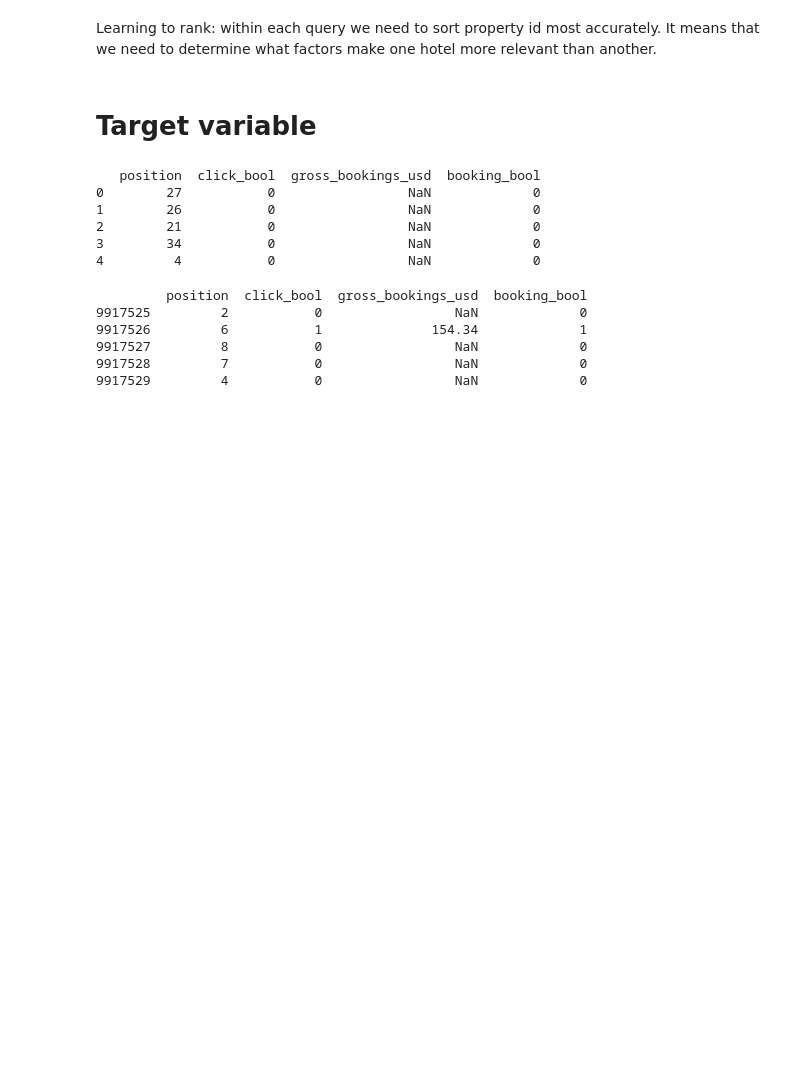
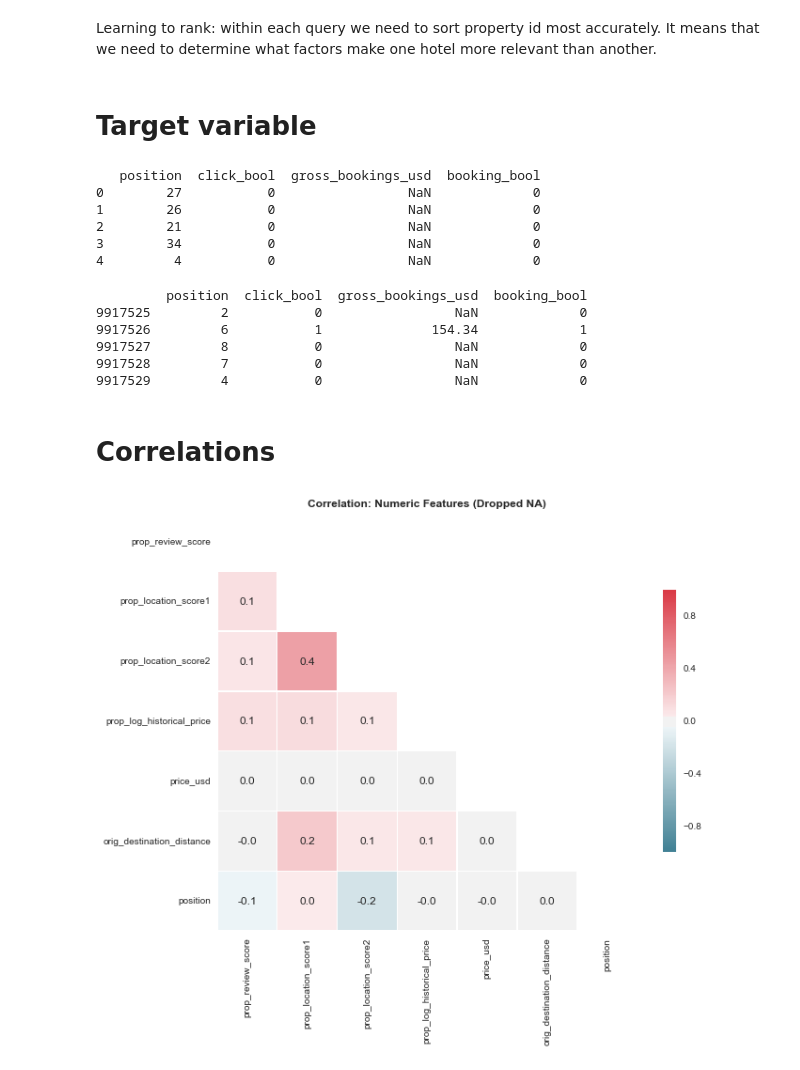
Before and after one commit to sinilochka/CS267_ExpediaHotels, a Jupyter notebook: expedia_explore.ipynb, the cells around one changed output. Drawn from its saved outputs; the diff is of its cells as text; code cells hidden in the pictures; blank space fills up the shorter version.

Commit message:
added correlation plot

```diff
--- a/expedia_explore.ipynb
+++ b/expedia_explore.ipynb
@@ -236,3 +235,5 @@ print train[['position', 'click_bool', 'gross_bookings_usd', 'booking_bool']].ta
 9917527         8           0                 NaN             0
 9917528         7           0                 NaN             0
 9917529         4           0                 NaN             0
+# %% [markdown]
+# Correlations
@@ -238,0 +247,18 @@ print train[['position', 'click_bool', 'gross_bookings_usd', 'booking_bool']].ta
+# %%
+sns.set(style="white")
+d = train[['prop_review_score', 'prop_location_score1','prop_location_score2', 'prop_log_historical_price',
+           'price_usd','orig_destination_distance','position']].dropna()
+corr = d.corr()
+mask = np.zeros_like(corr, dtype=np.bool)
+mask[np.triu_indices_from(mask)] = True
+f, ax = plt.subplots(figsize=(10, 10))
+ax.set_title('Correlation: Numeric Features (Dropped NA)', fontweight="bold")
+cmap = sns.diverging_palette(220, 10, as_cmap=True)
+sns.heatmap(corr, mask=mask, cmap=cmap, vmin=-1, vmax=1, annot=True, fmt='.1f',
+            square=True, xticklabels=True, yticklabels=True, linewidths=.5,
+            cbar_kws={"shrink": .5}, ax=ax)
+plt.yticks(rotation=0)
+plt.xticks(rotation='vertical')
+plt.show()
+# %% [output]
+[figure, added]
```
Also changed, not shown: parts of 2 cells of this notebook.
